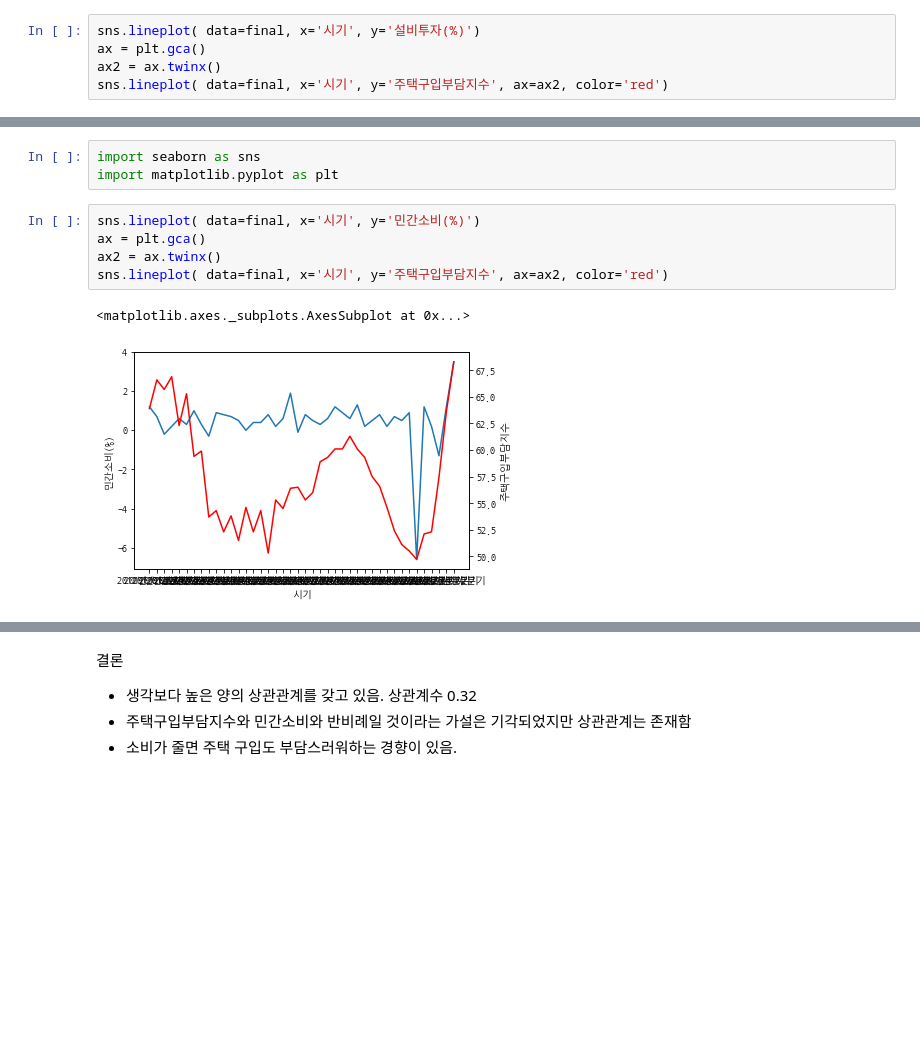
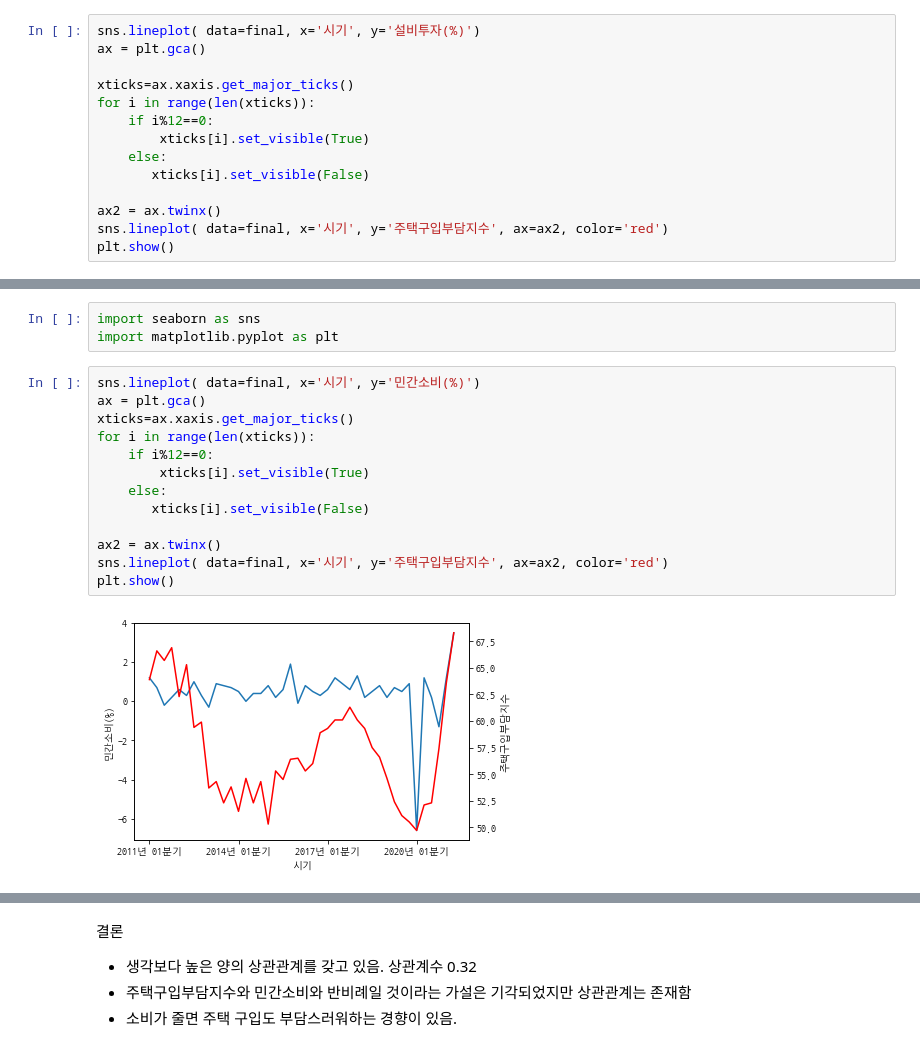
Before and after one commit to heewon330/TIL3, a Jupyter notebook: 시각화1.ipynb, the cells around one changed output, grey strips where cells are left out. Drawn from its saved outputs; the diff is of its cells as text; blank space fills up the shorter version.

```diff
--- a/시각화1.ipynb
+++ b/시각화1.ipynb
@@ -254,6 +254,15 @@ import matplotlib.pyplot as plt
 # %%
 sns.lineplot( data=final, x='시기', y='설비투자(%)')
 ax = plt.gca()
+
+xticks=ax.xaxis.get_major_ticks()
+for i in range(len(xticks)):
+    if i%12==0:
+        xticks[i].set_visible(True)
+    else:
+       xticks[i].set_visible(False)
+
 ax2 = ax.twinx()
 sns.lineplot( data=final, x='시기', y='주택구입부담지수', ax=ax2, color='red')
+plt.show()
 # %% [output]
@@ -500,8 +507,15 @@ import matplotlib.pyplot as plt
 # %%
 sns.lineplot( data=final, x='시기', y='민간소비(%)')
 ax = plt.gca()
+xticks=ax.xaxis.get_major_ticks()
+for i in range(len(xticks)):
+    if i%12==0:
+        xticks[i].set_visible(True)
+    else:
+       xticks[i].set_visible(False)
+
 ax2 = ax.twinx()
 sns.lineplot( data=final, x='시기', y='주택구입부담지수', ax=ax2, color='red')
+plt.show()
 # %% [output]
-<matplotlib.axes._subplots.AxesSubplot at 0x...>
-[figure, old version]
+[figure, new version]
```
Also changed, not shown: parts of 5 cells of this notebook.
